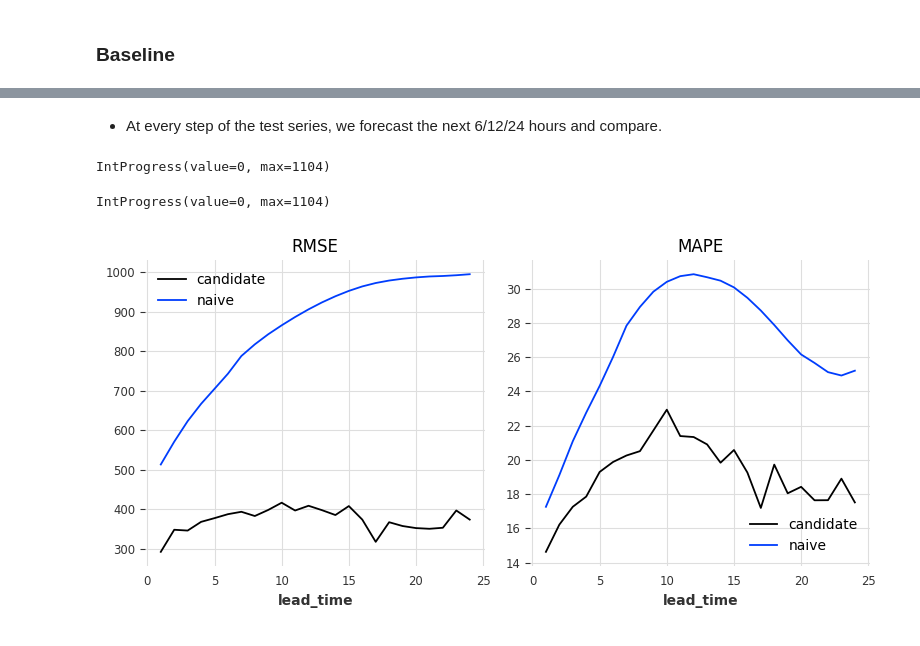
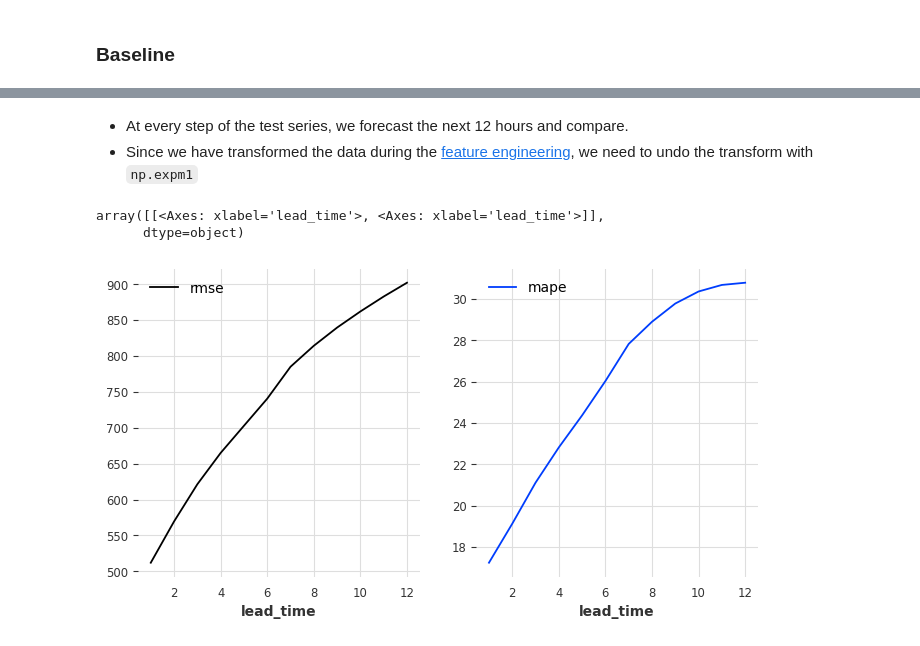
Before and after one commit to DHI/WaterBench-TimeSeries-WWTPINflow, a Jupyter notebook: code/baseline.ipynb, the cells around one changed output, grey strips where cells are left out. Saved outputs shown, nothing was run; the diff lists cells and outputs as text; code cells hidden in the pictures.

```diff
--- a/code/example_perfect_forecast.ipynb
+++ b/code/baseline.ipynb
@@ -139,0 +15,7 @@ axes[0].set_ylabel("Flow [...]"), axes[1].set_ylabel("Acc. Precip. [...]")
+# %%
+%run data_split.ipynb
+
+train_getter: itemgetter = train_getter  # type: ignore # noqa: F821
+test_getter: itemgetter = test_getter  # type: ignore # noqa: F821
+target_subseries: List[TimeSeries] = target_subseries  # type: ignore # noqa: F821
+expanded_covariates: List[TimeSeries] = expanded_covariates  # type: ignore # noqa: F821
@@ -140,13 +25,2 @@ axes[0].set_ylabel("Flow [...]"), axes[1].set_ylabel("Acc. Precip. [...]")
 # %% [markdown]
 ## Modelling
-# %%
-n_subseries = len(target_subseries)
-n_features = expanded_covariates[0].n_components
-
-train_index = list(range(0, 2)) + list(range(3, n_subseries))
-test_index = [2]
-
-assert len(set(test_index).intersection(train_index)) == 0
-
-train_getter = itemgetter(*train_index)
-test_getter = itemgetter(*test_index)
@@ -165,4 +27,8 @@ n_lags = max(n_ar_lags, n_cov_lags[0])
+# %%
+output_chunk_length = 12
+test_target = test_getter(target_subseries)
 # %% [markdown]
 ### Baseline
 # %%
+n_lags = 6
 naive = NaiveMovingAverage(input_chunk_length=n_lags)
@@ -326,2 +35,3 @@ interactive(children=(SelectMultiple(description='Features to compare', index=(0
 # %% [markdown]
-- At every step of the test series, we forecast the next 6/12/24 hours and compare.
+- At every step of the test series, we forecast the next 12 hours and compare.
+- Since we have transformed the data during the [feature engineering](./feature_engineering.ipynb), we need to undo the transform with `np.expm1`
@@ -399,32 +38,16 @@ def get_rmse(errors: pd.DataFrame):
 # %%
-candidate_errors = compute_errors(
-    test_target,
-    new_candidate.model,
-    output_chunk_length,
-    future_covariates=selected_test_future_covariates,
-    output_transform=np.expm1,
-)
 naive_errors = compute_errors(
     test_target, naive, output_chunk_length, output_transform=np.expm1, is_naive=True
 )
-# %% [output]
-IntProgress(value=0, max=1104)
-IntProgress(value=0, max=1104)
-# %%
-fig, axes = plt.subplots(1, 2, figsize=(8, 4))
-pd.DataFrame(
-    {
-        "candidate": get_rmse(candidate_errors),
-        "naive": get_rmse(naive_errors),
-    }
-).plot(title="RMSE", ax=axes[0])
-pd.DataFrame(
-    {
-        "candidate": get_mape(candidate_errors),
-        "naive": get_mape(naive_errors),
-    }
-).plot(title="MAPE", ax=axes[1])
-plt.tight_layout()
-plt.show()
-# %% [output]
-[figure, removed]
+# %%
+df_baseline = pd.DataFrame(
+    {
+        "rmse": get_rmse(naive_errors),
+        "mape": get_mape(naive_errors),
+        "model": "baseline",
+    }
+)
+# %% [output]
+array([[<Axes: xlabel='lead_time'>, <Axes: xlabel='lead_time'>]],
+      dtype=object)
+[figure, added]
```
Also changed, not shown: parts of 34 cells of this notebook, 4 other files.
